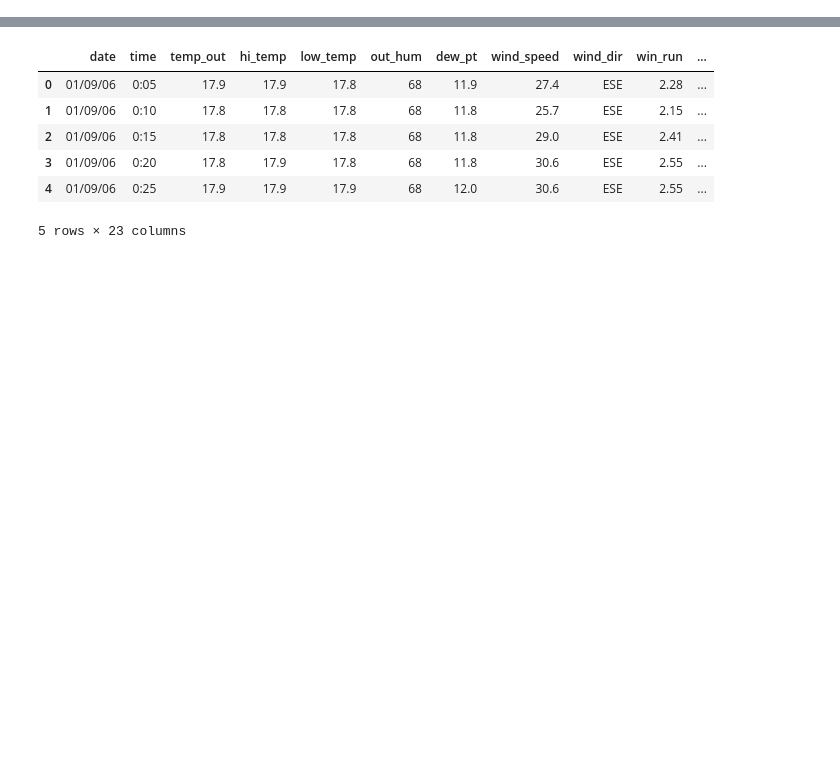
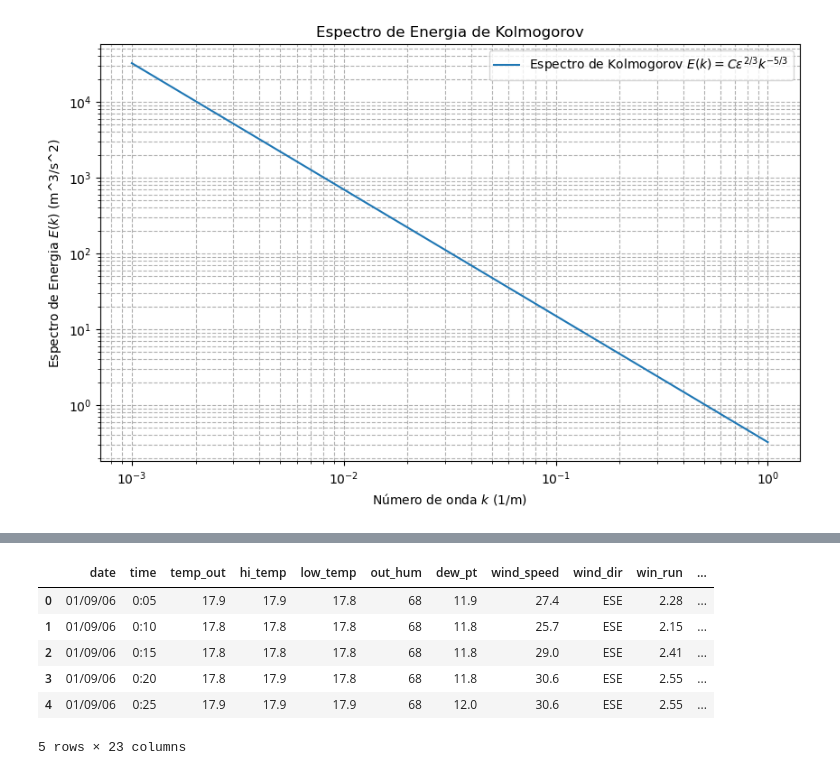
Before and after one commit to killatc/GSST-daytime-sky-quality, a Jupyter notebook: src/Meteorological_Diurnal_Analysis.ipynb, the cells around one changed output, grey strips where cells are left out. Cells and saved outputs as stored; diff of their text form; code cells hidden in the pictures; blank space fills up the shorter version.

```diff
--- a/src/Meteorological_Diurnal_Analysis.ipynb
+++ b/src/Meteorological_Diurnal_Analysis.ipynb
@@ -0,0 +92,28 @@
+# %%
+import numpy as np
+import matplotlib.pyplot as plt
+
+# Parâmetros
+epsilon = 0.1  # Taxa de dissipação de energia (m^2/s^3)
+C = 1.5        # Constante de Kolmogorov
+k_min = 1e-3   # Número de onda mínimo
+k_max = 1      # Número de onda máximo
+num_points = 100  # Número de pontos no gráfico
+
+# Criar números de onda logaritmicamente espaçados
+k = np.logspace(np.log10(k_min), np.log10(k_max), num=num_points)
+
+# Espectro de energia de Kolmogorov
+E_k = C * (epsilon**(2/3)) * (k**(-5/3))
+
+# Plotar o espectro de energia
+plt.figure(figsize=(10, 6))
+plt.loglog(k, E_k, label='Espectro de Kolmogorov $E(k) = C\\epsilon^{2/3}k^{-5/3}$')
+plt.xlabel('Número de onda $k$ (1/m)')
+plt.ylabel('Espectro de Energia $E(k)$ (m^3/s^2)')
+plt.title('Espectro de Energia de Kolmogorov')
+plt.grid(True, which="both", ls="--")
+plt.legend()
+plt.show()
+# %% [output]
+[figure, added]
```
Also changed, not shown: parts of 5 cells of this notebook, 11 other files.
